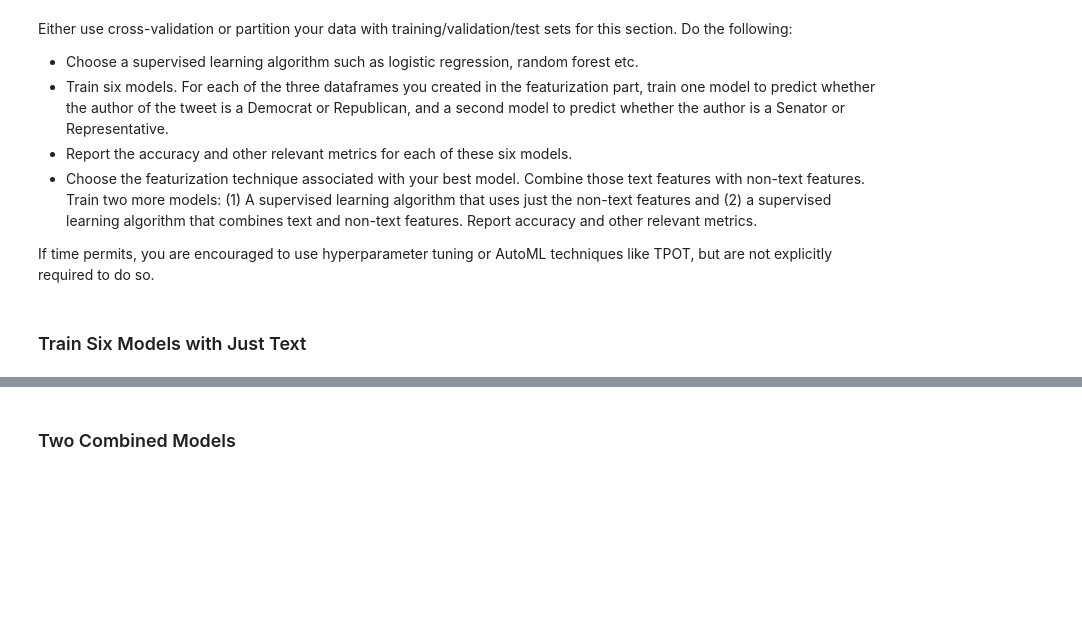
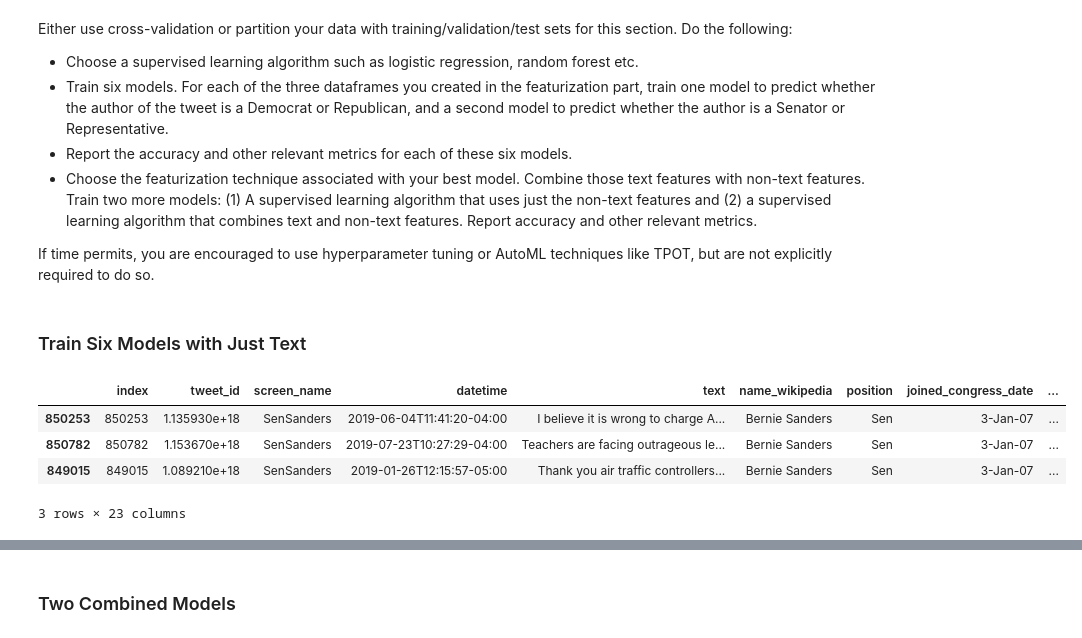
Before and after one commit to shrutibathia/project5, a Jupyter notebook: Project 5 Group 3.ipynb, the cells around one changed output, grey strips where cells are left out. Saved outputs shown, nothing was run; the diff lists cells and outputs as text; code cells hidden in the pictures; blank space fills up the shorter version.

```diff
--- a/Project 5 Group 3.ipynb
+++ b/Project 5 Group 3.ipynb
@@ -681,0 +685,8 @@ If time permits, you are encouraged to use hyperparameter tuning or AutoML techn
+# %%
+congress_tweets.loc[congress_tweets['party'] == "Independent"]
+# %% [output]
+|  | index | tweet_id | screen_name | datetime | text | name_wikipedia | position | joined_congress_date | ... |
+| 850253 | 850253 | 1.135930e+18 | SenSanders | 2019-06-04T11:41:20-04:00 | I believe it is wrong to charge A... | Bernie Sanders | Sen | 3-Jan-07 | ... |
+| 850782 | 850782 | 1.153670e+18 | SenSanders | 2019-07-23T10:27:29-04:00 | Teachers are facing outrageous le... | Bernie Sanders | Sen | 3-Jan-07 | ... |
+| 849015 | 849015 | 1.089210e+18 | SenSanders | 2019-01-26T12:15:57-05:00 | Thank you air traffic controllers... | Bernie Sanders | Sen | 3-Jan-07 | ... |
+3 rows × 23 columns
```
Also changed, not shown: parts of 13 cells of this notebook.
